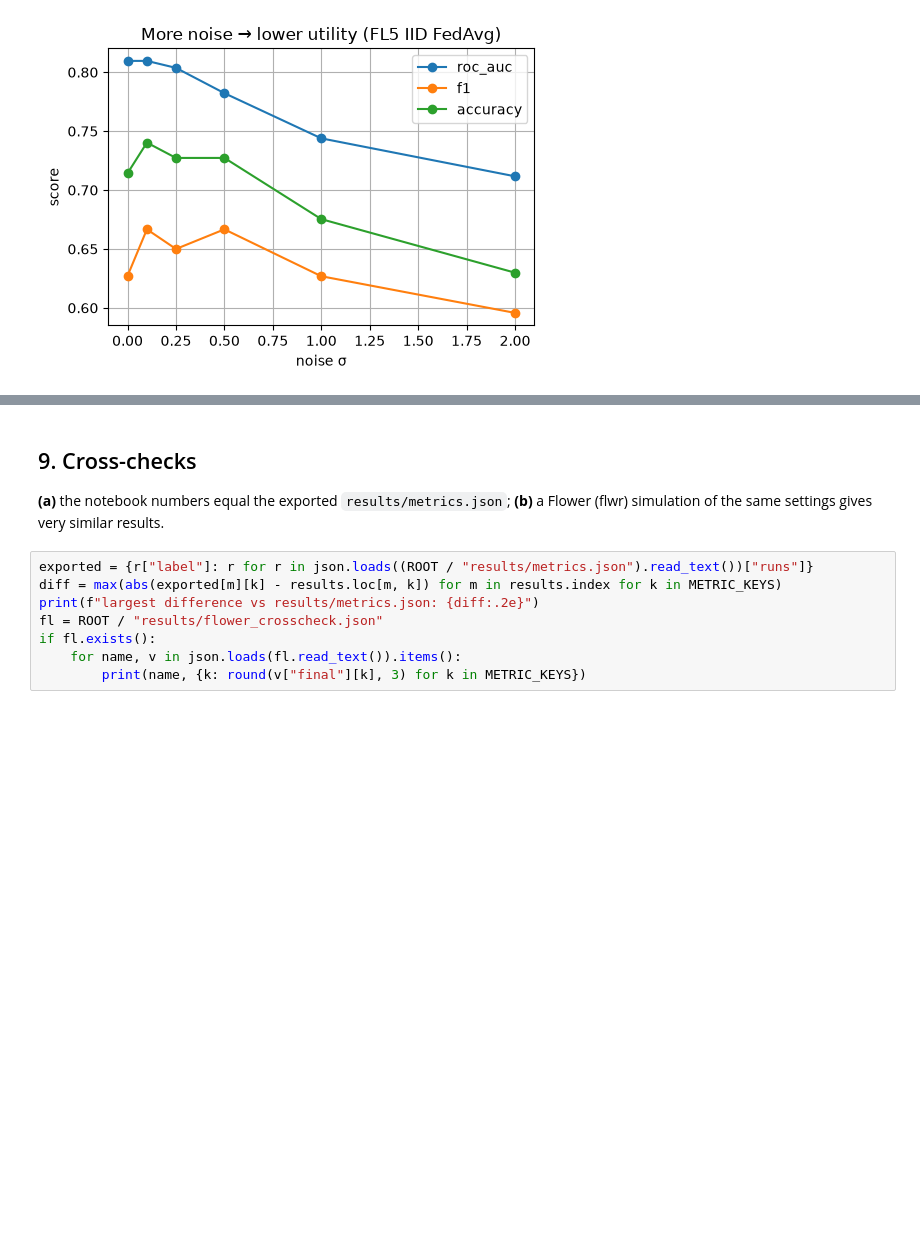
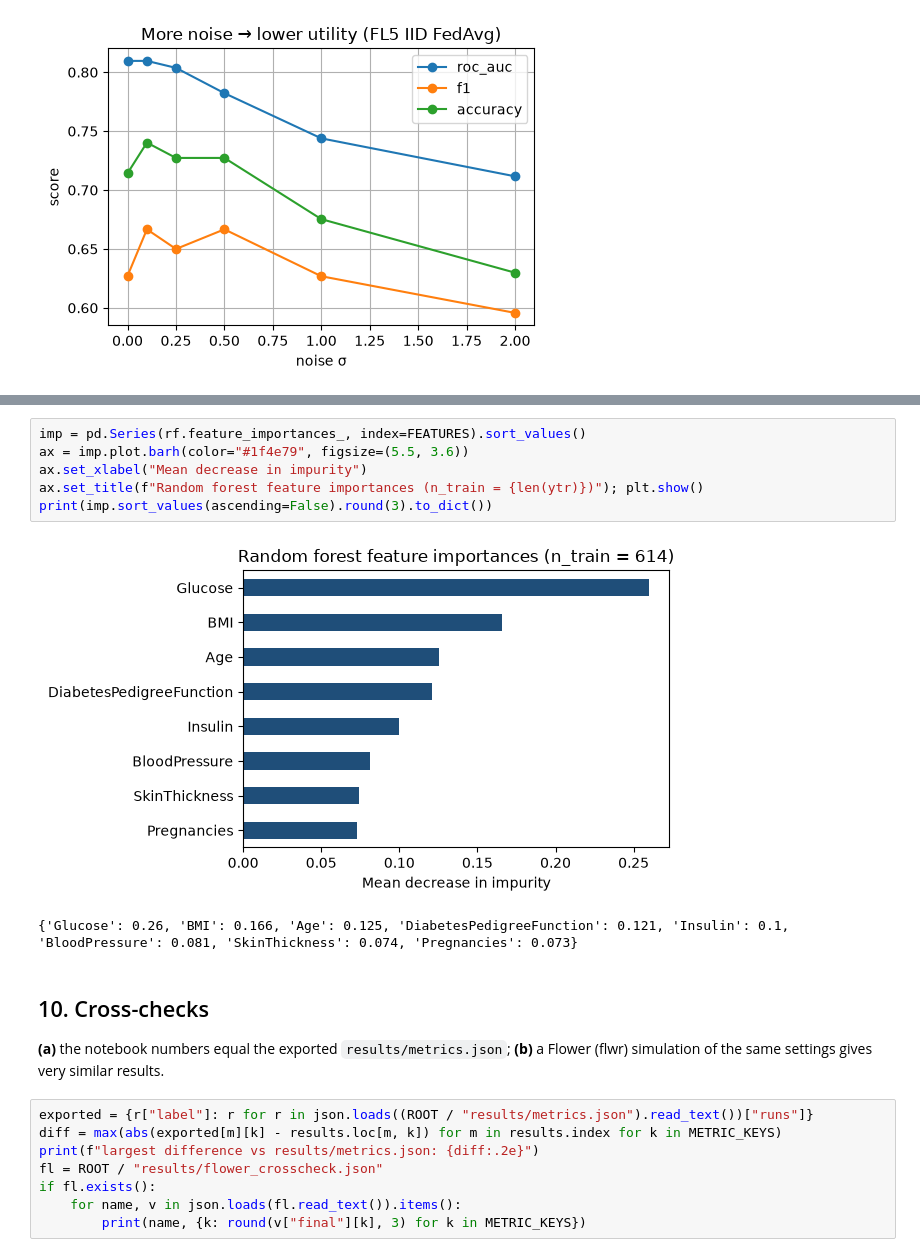
Before and after one commit to nikhilreddyc5057483/privacy-preserving-fl-diabetes, a Jupyter notebook: notebooks/fl_diabetes_experiments.ipynb, the cells around one changed output, grey strips where cells are left out. Drawn from its saved outputs; the diff is of its cells as text; blank space fills up the shorter version.

```diff
--- a/notebooks/fl_diabetes_experiments.ipynb
+++ b/notebooks/fl_diabetes_experiments.ipynb
@@ -203,5 +240,14 @@ ax.set_ylabel("score"); ax.set_title("More noise → lower utility (FL5 IID FedA
+# %%
+imp = pd.Series(rf.feature_importances_, index=FEATURES).sort_values()
+ax = imp.plot.barh(color="#1f4e79", figsize=(5.5, 3.6))
+ax.set_xlabel("Mean decrease in impurity")
+ax.set_title(f"Random forest feature importances (n_train = {len(ytr)})"); plt.show()
+print(imp.sort_values(ascending=False).round(3).to_dict())
+# %% [output]
+[figure, added]
+{'Glucose': 0.26, 'BMI': 0.166, 'Age': 0.125, 'DiabetesPedigreeFunction': 0.121, 'Insulin': 0.1, 'BloodPressure': 0.081, 'SkinThickness': 0.074, 'Pregnancies': 0.073}
 # %% [markdown]
-## 9. Cross-checks
+## 10. Cross-checks
 **(a)** the notebook numbers equal the exported `results/metrics.json`; **(b)** a Flower (flwr) simulation of the same settings gives very similar results.
 # %%
 exported = {r["label"]: r for r in json.loads((ROOT / "results/metrics.json").read_text())["runs"]}
```
Also changed, not shown: parts of 4 cells of this notebook, 1 other file.
